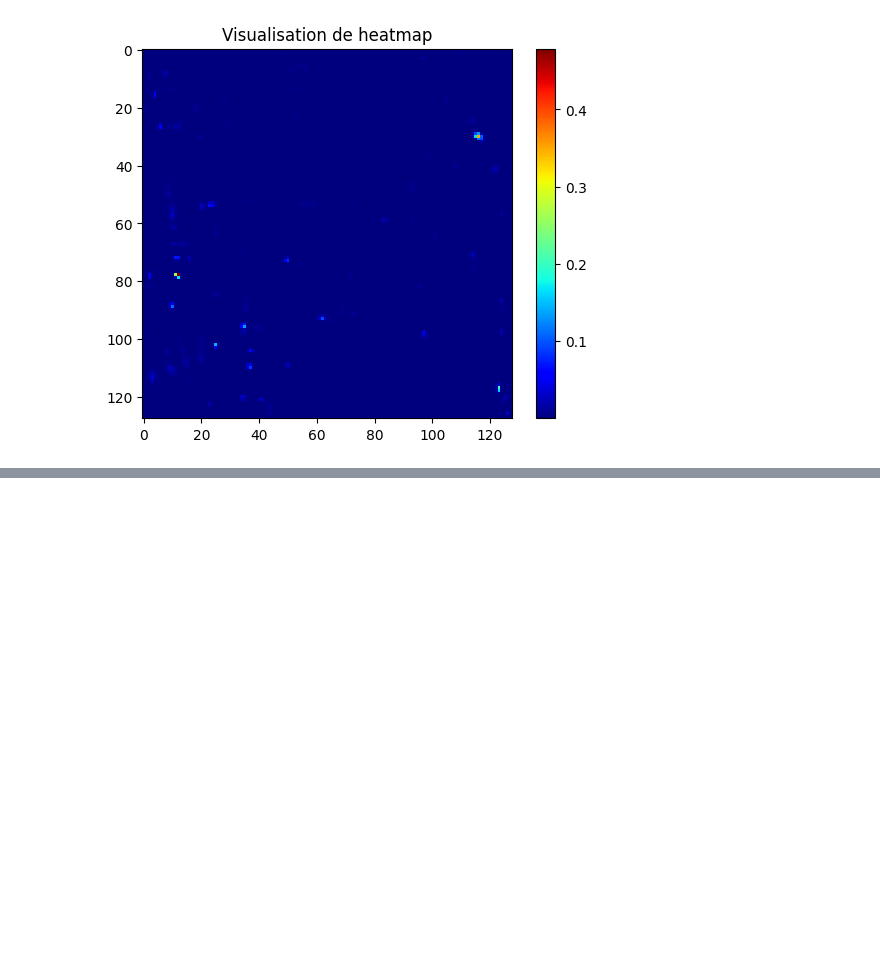
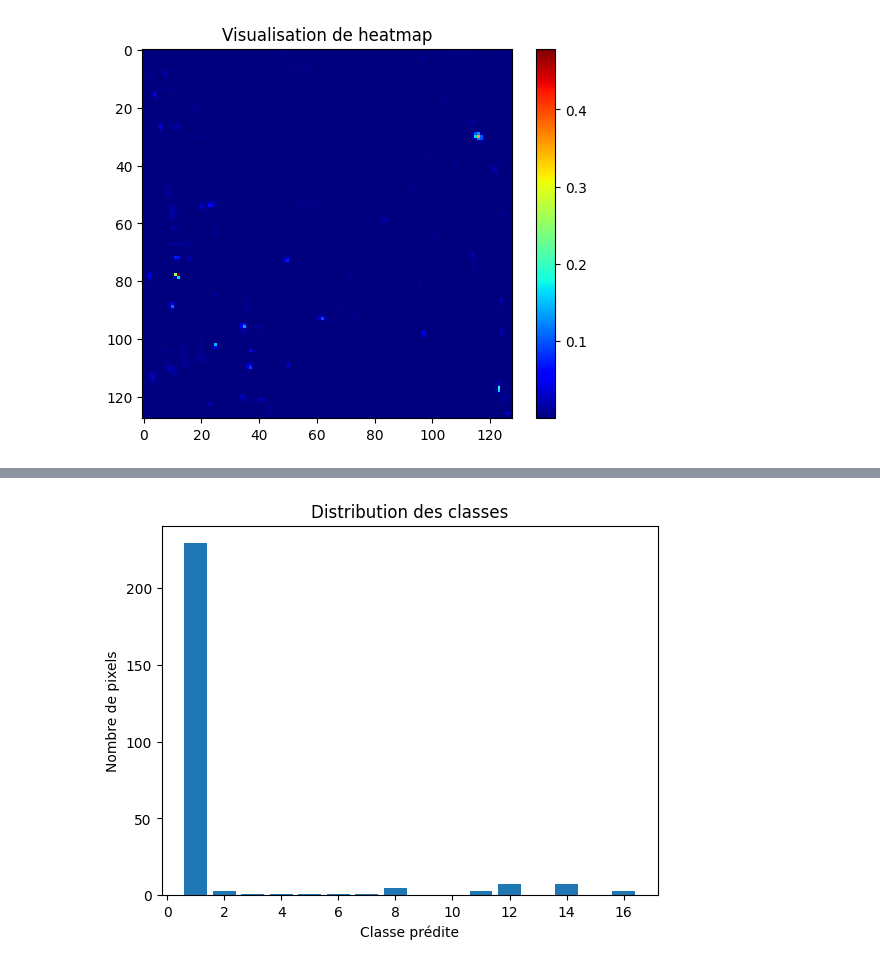
Before and after one commit to Antoine-Lesauvage/utae-paps, a Jupyter notebook: visualisation_npy.ipynb, the cells around one changed output, grey strips where cells are left out. Saved outputs shown, nothing was run; the diff lists cells and outputs as text; code cells hidden in the pictures; blank space fills up the shorter version.

```diff
--- a/visualisation_npy.ipynb
+++ b/visualisation_npy.ipynb
@@ -391,0 +339,13 @@ TypeError: Invalid shape (20, 256, 384) for image data
+# %%
+import collections
+
+preds = np.argmax(data["semantic"], axis=1)
+counts = collections.Counter(preds)
+
+plt.bar(counts.keys(), counts.values())
+plt.xlabel("Classe prédite")
+plt.ylabel("Nombre de pixels")
+plt.title("Distribution des classes")
+plt.show()
+# %% [output]
+[figure, added]
```
Also changed, not shown: parts of 6 cells of this notebook, 16 other files.
